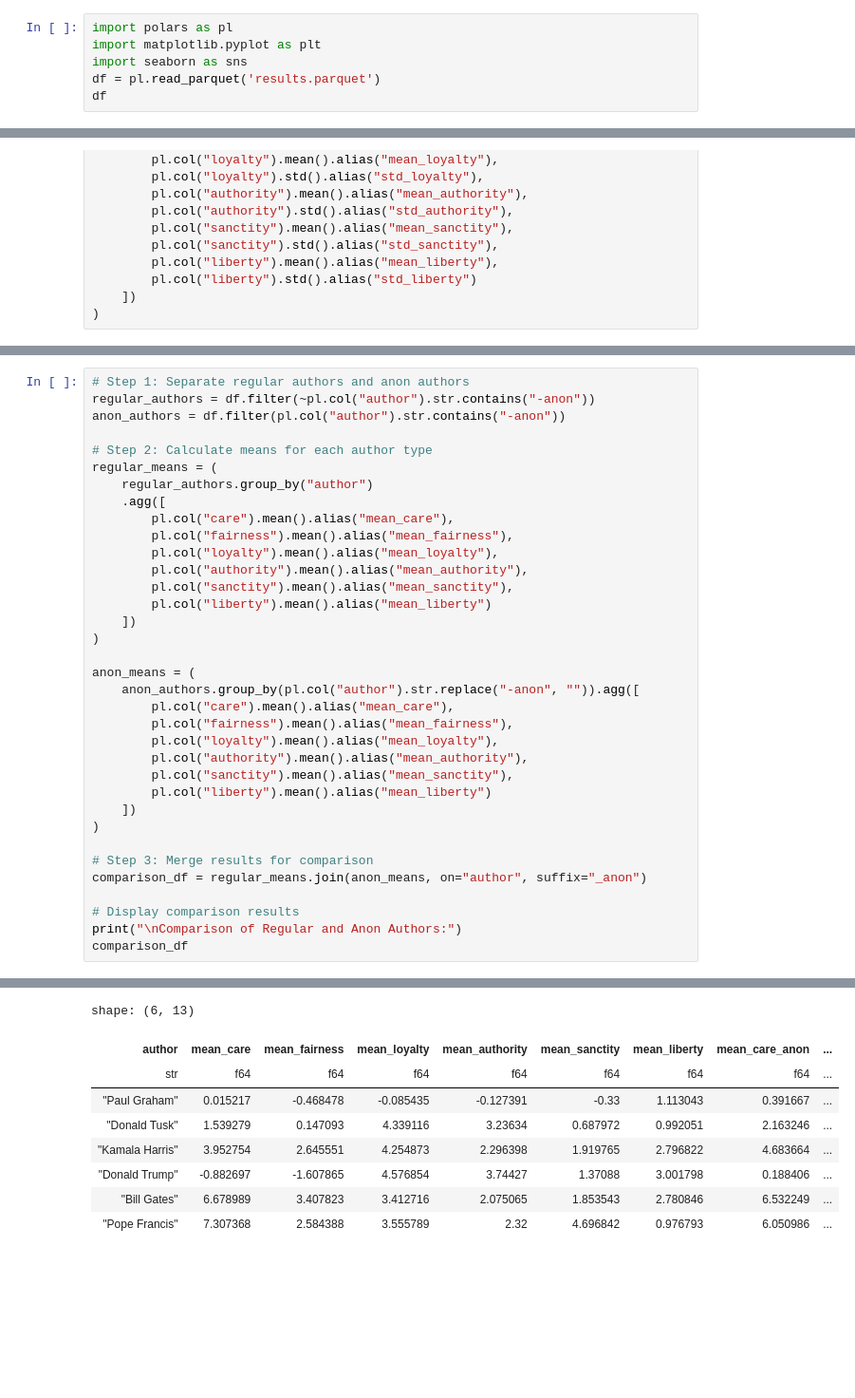
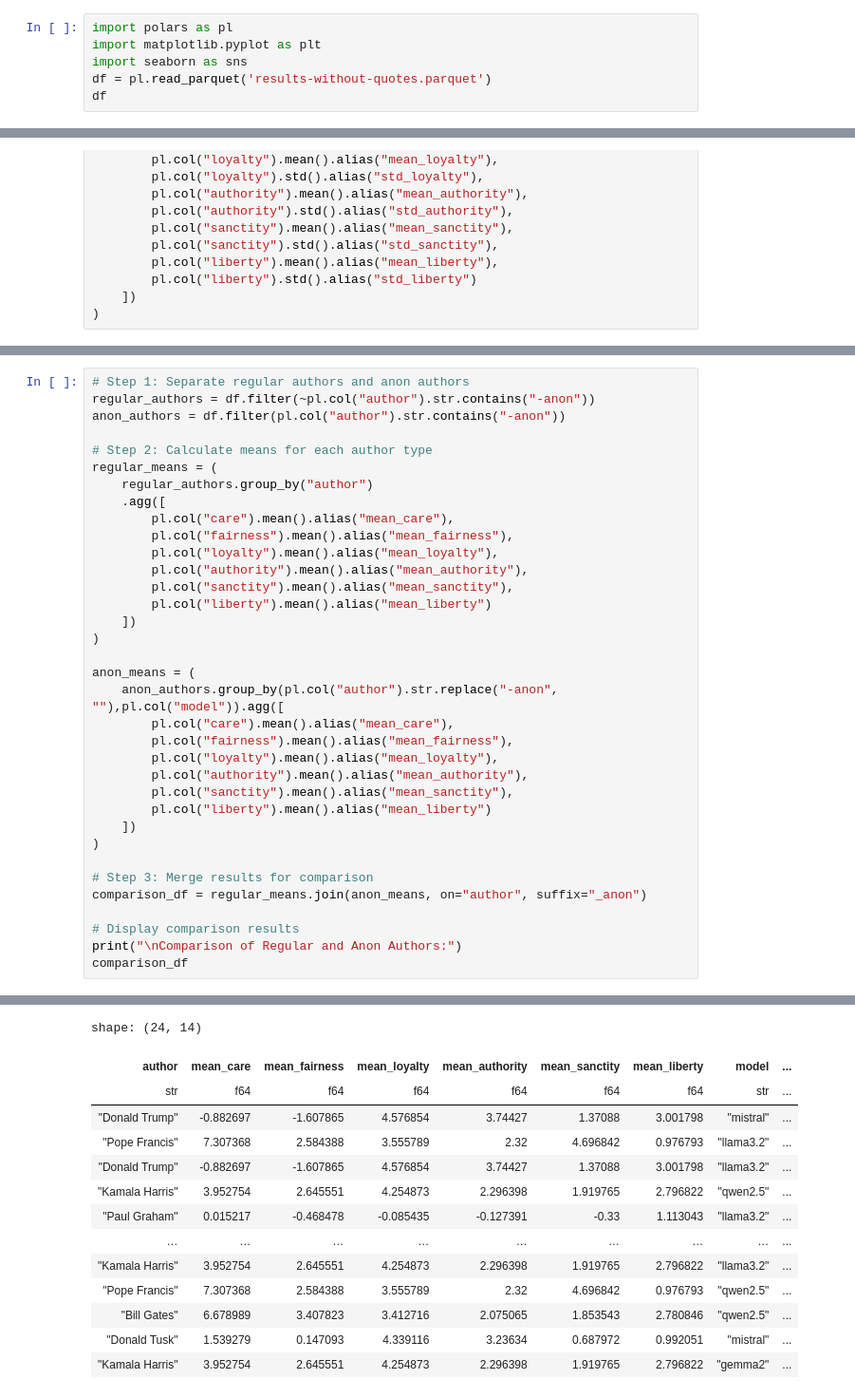
Before and after one commit to pmaciolek/mftl, a Jupyter notebook: results-summary.ipynb, the cells around one changed output, grey strips where cells are left out. Shown at 95% size. Cells and saved outputs as stored; diff of their text form; blank space fills up the shorter version.

```diff
--- a/results-summary.ipynb
+++ b/results-summary.ipynb
@@ -2,6 +5,6 @@
 import polars as pl
 import matplotlib.pyplot as plt
 import seaborn as sns
-df = pl.read_parquet('results.parquet')
+df = pl.read_parquet('results-without-quotes.parquet')
 df
 # %% [output]
@@ -153,40 +172,45 @@ anon_authors = df.filter(pl.col("author").str.contains("-anon"))
 regular_means = (
     regular_authors.group_by("author")
     .agg([
         pl.col("care").mean().alias("mean_care"),
         pl.col("fairness").mean().alias("mean_fairness"),
         pl.col("loyalty").mean().alias("mean_loyalty"),
         pl.col("authority").mean().alias("mean_authority"),
         pl.col("sanctity").mean().alias("mean_sanctity"),
         pl.col("liberty").mean().alias("mean_liberty")
     ])
 )
 
 anon_means = (
-    anon_authors.group_by(pl.col("author").str.replace("-anon", "")).agg([
+    anon_authors.group_by(pl.col("author").str.replace("-anon", ""),pl.col("model")).agg([
         pl.col("care").mean().alias("mean_care"),
         pl.col("fairness").mean().alias("mean_fairness"),
         pl.col("loyalty").mean().alias("mean_loyalty"),
         pl.col("authority").mean().alias("mean_authority"),
         pl.col("sanctity").mean().alias("mean_sanctity"),
         pl.col("liberty").mean().alias("mean_liberty")
     ])
 )
 
 # Step 3: Merge results for comparison
 comparison_df = regular_means.join(anon_means, on="author", suffix="_anon")
 
 # Display comparison results
 print("\nComparison of Regular and Anon Authors:")
 comparison_df
 # %% [output]
 Comparison of Regular and Anon Authors:
-shape: (6, 13)
+shape: (24, 14)
-| author | mean_care | mean_fairness | mean_loyalty | mean_authority | mean_sanctity | mean_liberty | mean_care_anon | ... |
-| str | f64 | f64 | f64 | f64 | f64 | f64 | f64 | ... |
-| "Paul Graham" | 0.015217 | -0.468478 | -0.085435 | -0.127391 | -0.33 | 1.113043 | 0.391667 | ... |
-| "Donald Tusk" | 1.539279 | 0.147093 | 4.339116 | 3.23634 | 0.687972 | 0.992051 | 2.163246 | ... |
-| "Kamala Harris" | 3.952754 | 2.645551 | 4.254873 | 2.296398 | 1.919765 | 2.796822 | 4.683664 | ... |
-| "Donald Trump" | -0.882697 | -1.607865 | 4.576854 | 3.74427 | 1.37088 | 3.001798 | 0.188406 | ... |
-| "Bill Gates" | 6.678989 | 3.407823 | 3.412716 | 2.075065 | 1.853543 | 2.780846 | 6.532249 | ... |
-| "Pope Francis" | 7.307368 | 2.584388 | 3.555789 | 2.32 | 4.696842 | 0.976793 | 6.050986 | ... |
+| author | mean_care | mean_fairness | mean_loyalty | mean_authority | mean_sanctity | mean_liberty | model | ... |
+| str | f64 | f64 | f64 | f64 | f64 | f64 | str | ... |
+| "Donald Trump" | -0.882697 | -1.607865 | 4.576854 | 3.74427 | 1.37088 | 3.001798 | "mistral" | ... |
+| "Pope Francis" | 7.307368 | 2.584388 | 3.555789 | 2.32 | 4.696842 | 0.976793 | "llama3.2" | ... |
+| "Donald Trump" | -0.882697 | -1.607865 | 4.576854 | 3.74427 | 1.37088 | 3.001798 | "llama3.2" | ... |
+| "Kamala Harris" | 3.952754 | 2.645551 | 4.254873 | 2.296398 | 1.919765 | 2.796822 | "qwen2.5" | ... |
+| "Paul Graham" | 0.015217 | -0.468478 | -0.085435 | -0.127391 | -0.33 | 1.113043 | "llama3.2" | ... |
+| … | … | … | … | … | … | … | … | ... |
+| "Kamala Harris" | 3.952754 | 2.645551 | 4.254873 | 2.296398 | 1.919765 | 2.796822 | "llama3.2" | ... |
+| "Pope Francis" | 7.307368 | 2.584388 | 3.555789 | 2.32 | 4.696842 | 0.976793 | "qwen2.5" | ... |
+| "Bill Gates" | 6.678989 | 3.407823 | 3.412716 | 2.075065 | 1.853543 | 2.780846 | "qwen2.5" | ... |
+| "Donald Tusk" | 1.539279 | 0.147093 | 4.339116 | 3.23634 | 0.687972 | 0.992051 | "mistral" | ... |
+| "Kamala Harris" | 3.952754 | 2.645551 | 4.254873 | 2.296398 | 1.919765 | 2.796822 | "gemma2" | ... |
```
Also changed, not shown: parts of 11 cells of this notebook, 8 other files.
